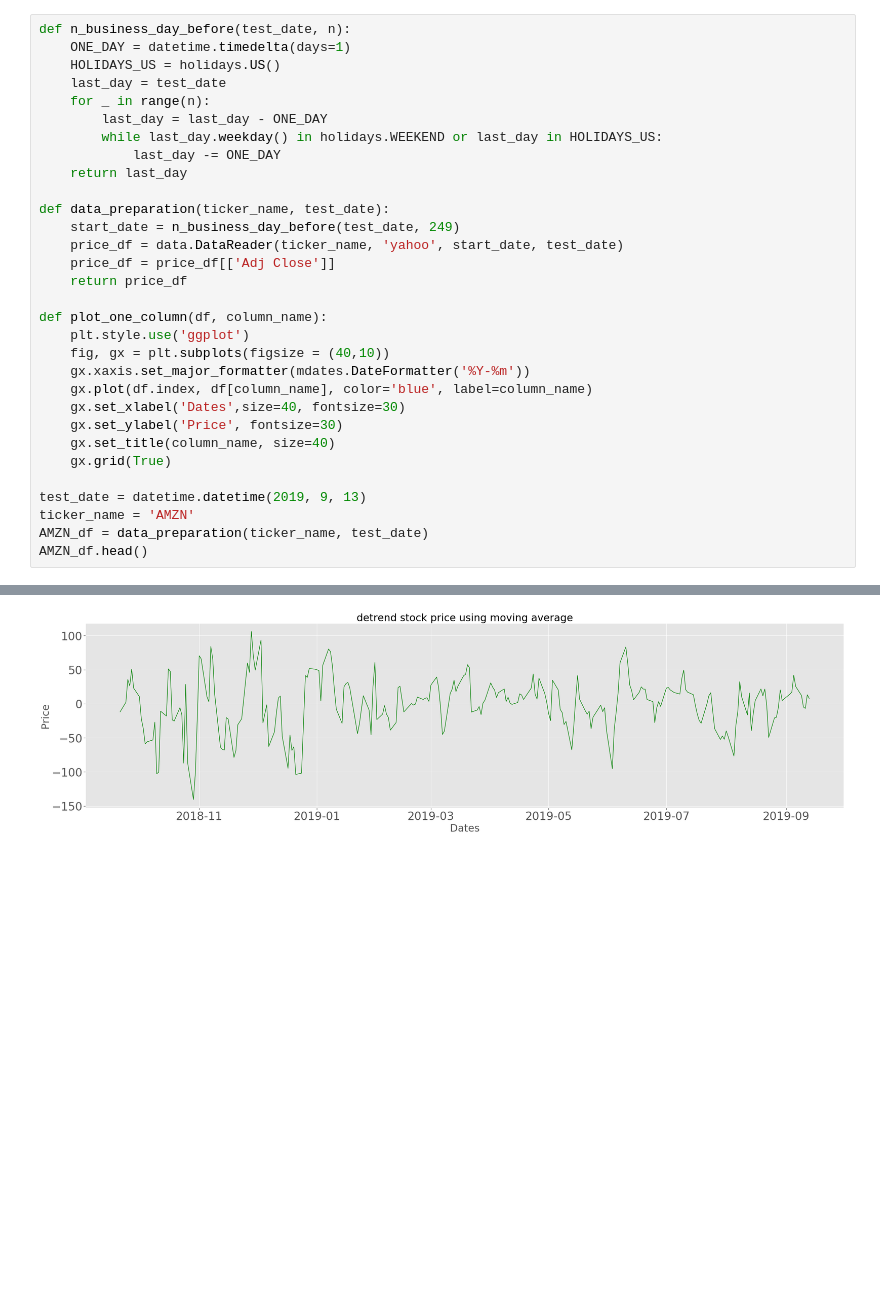
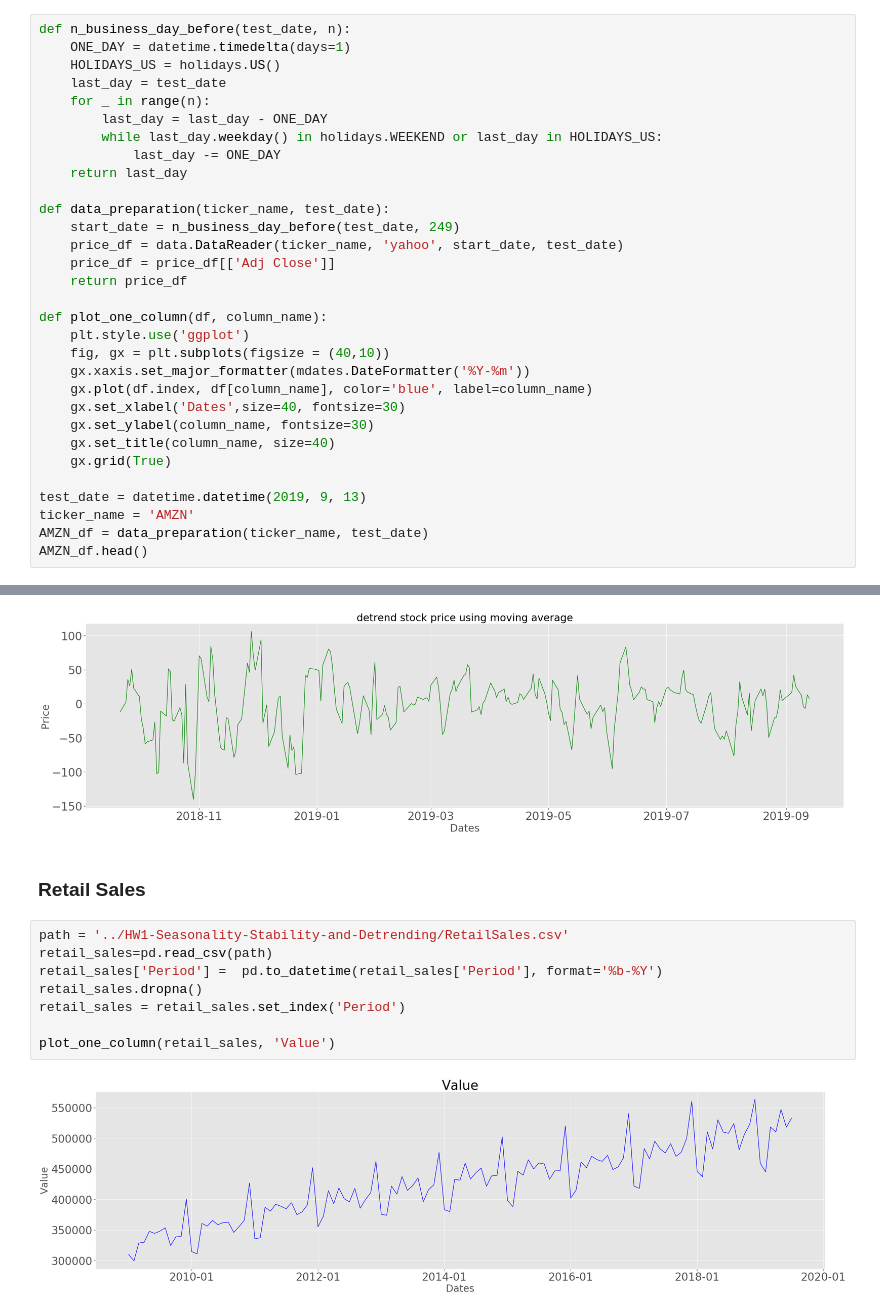
Before and after one commit to bondxue/FRE-6351-Time-Series-Anlysis, a Jupyter notebook: HW1-Seasonality-Stability-and-Detrending/HW1.ipynb, the cells around one changed output, grey strips where cells are left out. Cells and saved outputs as stored; diff of their text form; blank space fills up the shorter version.

```diff
--- a/HW1-Seasonality-Stability-and-Detrending/HW1.ipynb
+++ b/HW1-Seasonality-Stability-and-Detrending/HW1.ipynb
@@ -62,7 +62,7 @@ def plot_one_column(df, column_name):
     gx.xaxis.set_major_formatter(mdates.DateFormatter('%Y-%m'))
     gx.plot(df.index, df[column_name], color='blue', label=column_name)
     gx.set_xlabel('Dates',size=40, fontsize=30)
-    gx.set_ylabel('Price', fontsize=30)
+    gx.set_ylabel(column_name, fontsize=30)
     gx.set_title(column_name, size=40)
     gx.grid(True)
 
@@ -167,3 +167,15 @@ x_date, y_true, y_ma = moving_average(AMZN_df)
 detrend(y_true, y_ma, x_date, 'detrend stock price using moving average')
 # %% [output]
 [figure]
+# %% [markdown]
+### Retail Sales
+# %%
+path = '../HW1-Seasonality-Stability-and-Detrending/RetailSales.csv'
+retail_sales=pd.read_csv(path)
+retail_sales['Period'] =  pd.to_datetime(retail_sales['Period'], format='%b-%Y')
+retail_sales.dropna()
+retail_sales = retail_sales.set_index('Period')
+
+plot_one_column(retail_sales, 'Value')
+# %% [output]
+[figure, added]
```
Also changed, not shown: 1 other file.
